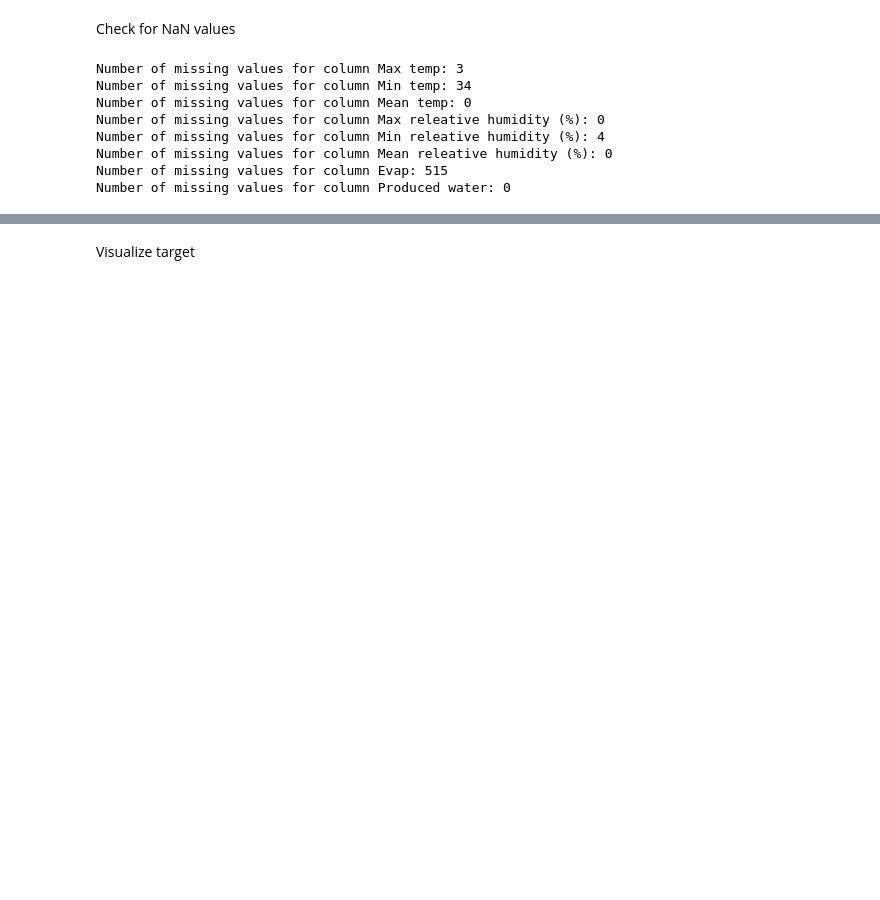
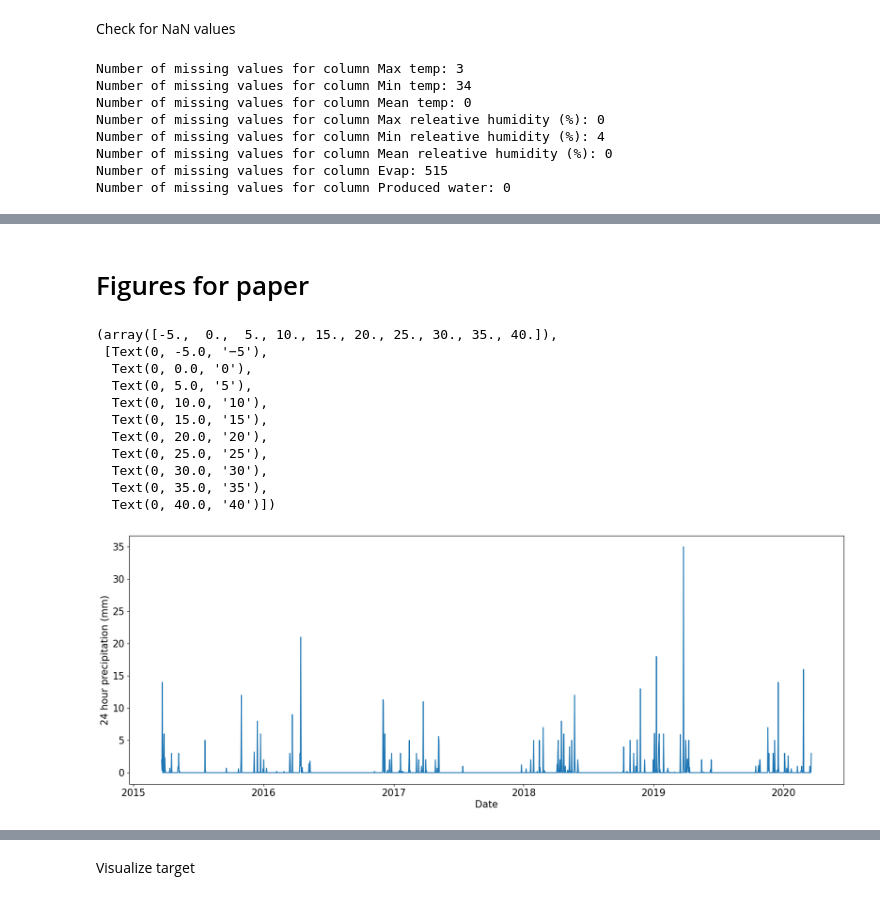
Before and after one commit to MohammadRezaAlikhani/Water-demand-time-series-prediction, a Jupyter notebook: Thesis.ipynb, the cells around one changed output, grey strips where cells are left out. Drawn from its saved outputs; the diff is of its cells as text; code cells hidden in the pictures; blank space fills up the shorter version.

Commit message:
Figures for paper added.

```diff
--- a/Thesis.ipynb
+++ b/Thesis.ipynb
@@ -260,0 +312,2 @@ Number of missing values for column Produced water: 0
+# %% [markdown]
+# Figures for paper
@@ -260,0 +323,21 @@ Number of missing values for column Produced water: 0
+# %%
+#matplotlib
+plt.figure(figsize=(20,7))
+plt.plot(df["Date"], df["24h precipitation"])
+plt.xlabel("Date",fontsize=15)
+plt.ylabel("24 hour precipitation (mm)",fontsize=15)
+plt.xticks(fontsize=15)
+plt.yticks(fontsize=15)
+# %% [output]
+(array([-5.,  0.,  5., 10., 15., 20., 25., 30., 35., 40.]),
+ [Text(0, -5.0, '−5'),
+  Text(0, 0.0, '0'),
+  Text(0, 5.0, '5'),
+  Text(0, 10.0, '10'),
+  Text(0, 15.0, '15'),
+  Text(0, 20.0, '20'),
+  Text(0, 25.0, '25'),
+  Text(0, 30.0, '30'),
+  Text(0, 35.0, '35'),
+  Text(0, 40.0, '40')])
+[figure, added]
```
Also changed, not shown: parts of 23 cells of this notebook.
